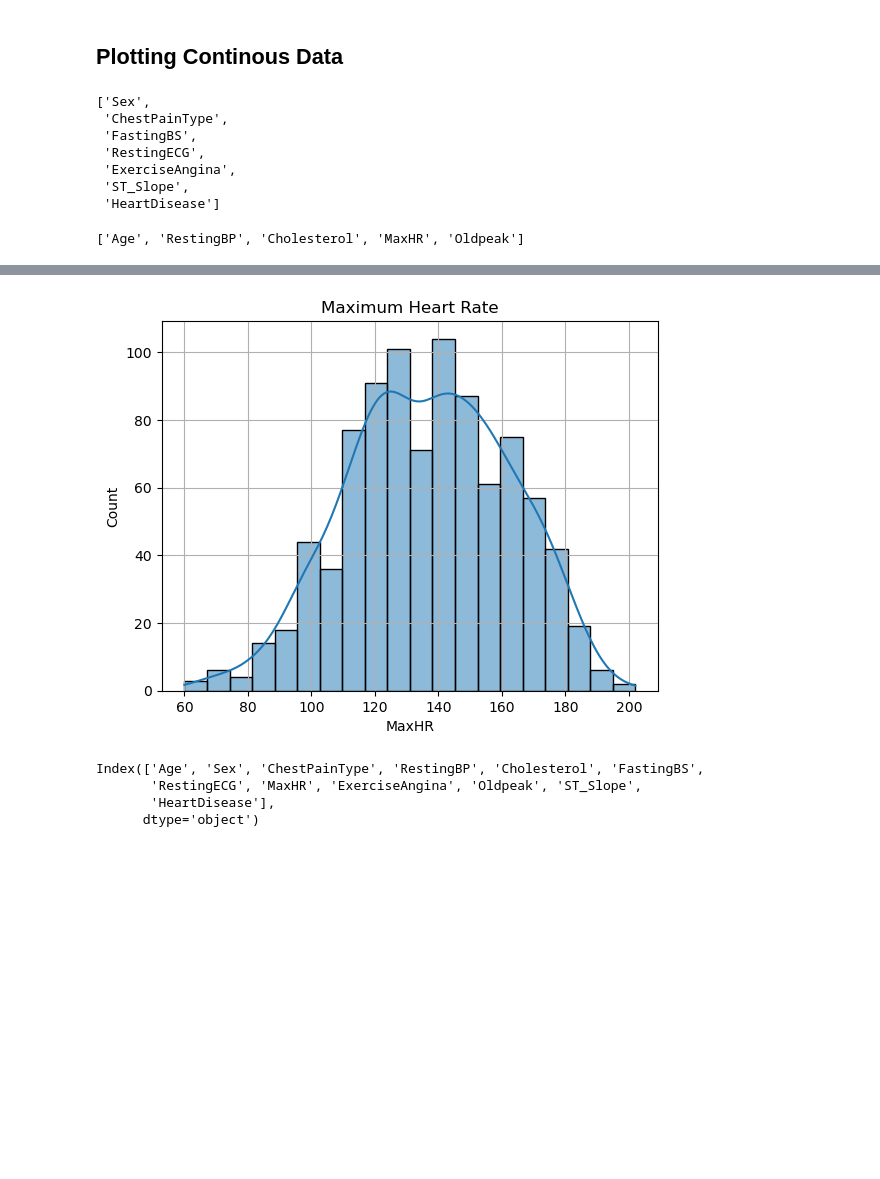
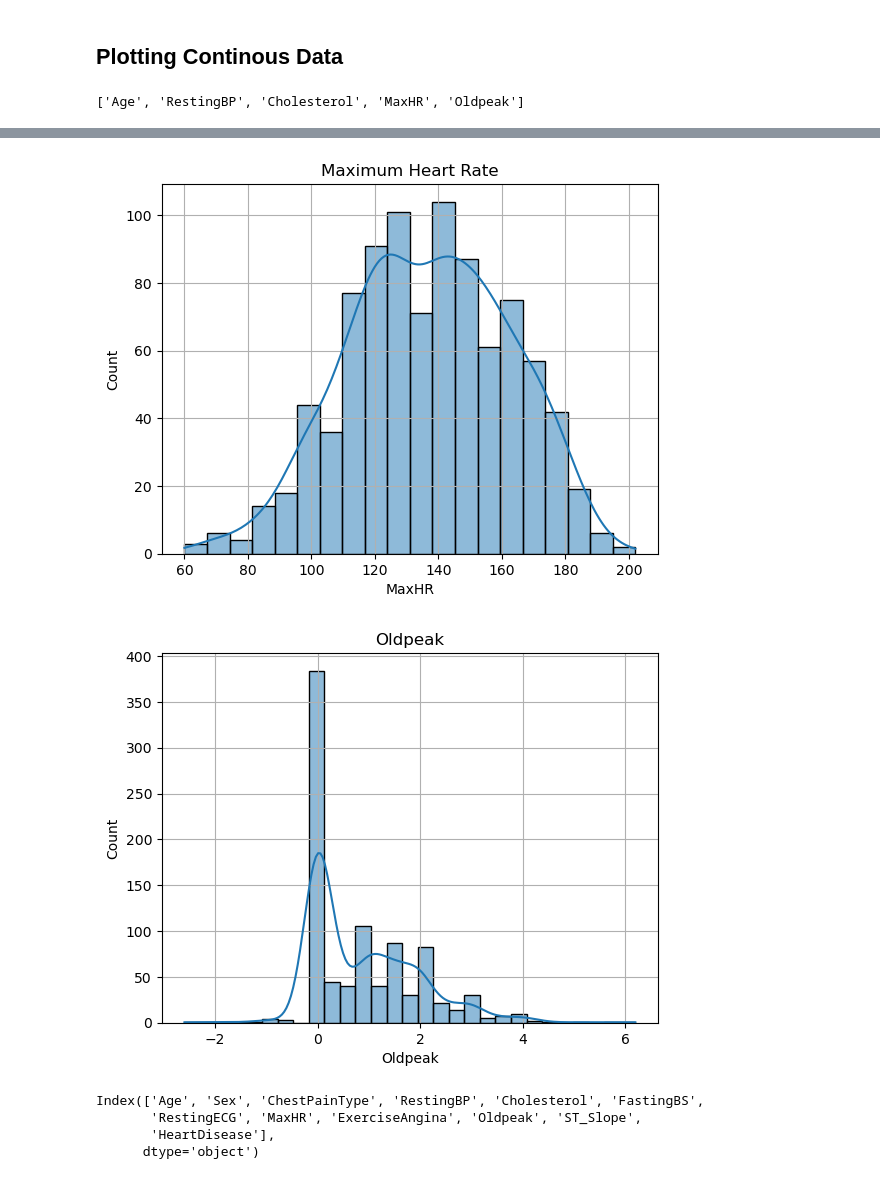
Before and after one commit to UzmaSayyeda/Heart-Disease-Analysis, a Jupyter notebook: heart_disease_analysis.ipynb, the cells around one changed output, grey strips where cells are left out. Cells and saved outputs as stored; diff of their text form; code cells hidden in the pictures; blank space fills up the shorter version.

```diff
--- a/heart_disease_analysis.ipynb
+++ b/heart_disease_analysis.ipynb
@@ -122,13 +124,3 @@ for column in df.columns:
-# %%
-cat_value
-# %% [output]
-['Sex',
- 'ChestPainType',
- 'FastingBS',
- 'RestingECG',
- 'ExerciseAngina',
- 'ST_Slope',
- 'HeartDisease']
 # %%
 cont_value
 # %% [output]
@@ -142,13 +134,15 @@ def dist_plot(data,title):
 # %%
 dist_plot(df["Age"],"Age Distribution")
 dist_plot(df["RestingBP"], "Resting Blood Pressure(mm Hg)")
 dist_plot(df["Cholesterol"], "Serum Cholestrol Distribution(mm/dl)")
 dist_plot(df["MaxHR"],"Maximum Heart Rate")
+dist_plot(df["Oldpeak"],"Oldpeak")
 # %% [output]
 [figure]
 [figure]
 [figure]
 [figure]
+[figure, added]
 # %%
 df.columns
 # %% [output]
```
Also changed, not shown: parts of 27 cells of this notebook.
